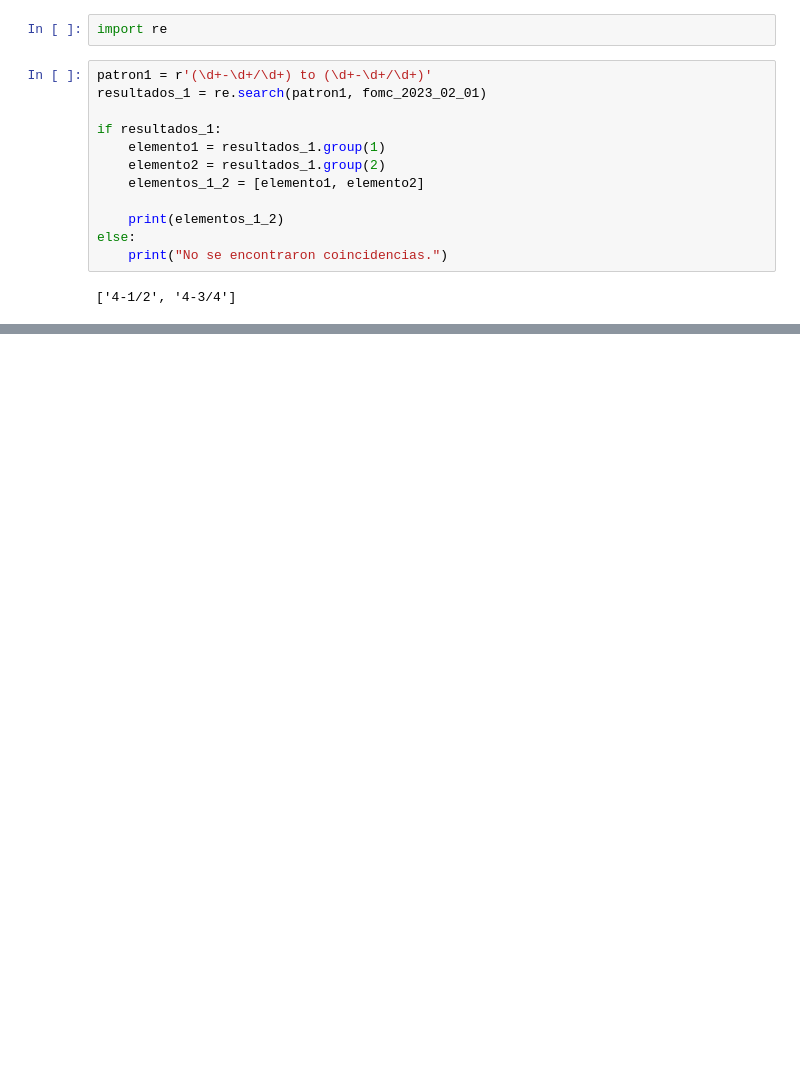
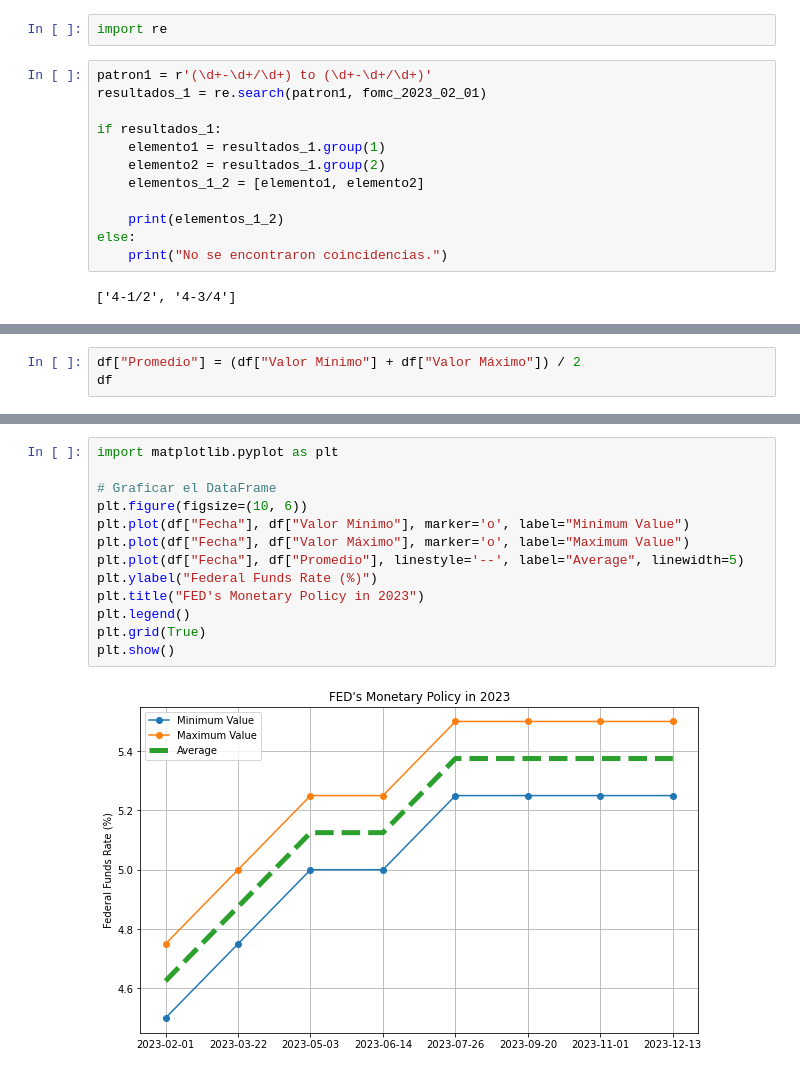
Before and after one commit to qlab-intro-python/proyecto-final-proyecto_final_canales_torres, a Jupyter notebook: proyecto_final_Nestor.ipynb, the cells around one changed output, grey strips where cells are left out. Saved outputs shown, nothing was run; the diff lists cells and outputs as text; blank space fills up the shorter version.

```diff
--- a/proyecto_final_Nestor.ipynb
+++ b/proyecto_final_Nestor.ipynb
@@ -190,0 +303,3 @@ df
+# %%
+df["Promedio"] = (df["Valor Mínimo"] + df["Valor Máximo"]) / 2
+df
@@ -190,0 +316,15 @@ df
+# %%
+import matplotlib.pyplot as plt
+
+# Graficar el DataFrame
+plt.figure(figsize=(10, 6))
+plt.plot(df["Fecha"], df["Valor Mínimo"], marker='o', label="Minimum Value")
+plt.plot(df["Fecha"], df["Valor Máximo"], marker='o', label="Maximum Value")
+plt.plot(df["Fecha"], df["Promedio"], linestyle='--', label="Average", linewidth=5)
+plt.ylabel("Federal Funds Rate (%)")
+plt.title("FED's Monetary Policy in 2023")
+plt.legend()
+plt.grid(True)
+plt.show()
+# %% [output]
+[figure, added]
```
Also changed, not shown: parts of 12 cells of this notebook.
